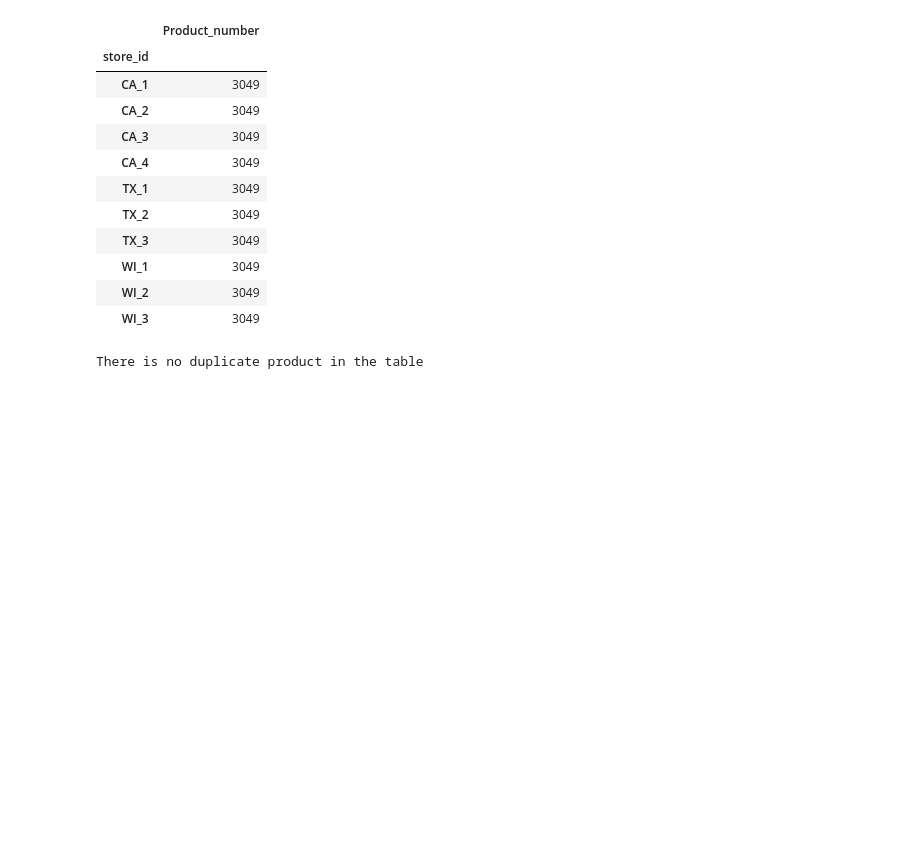
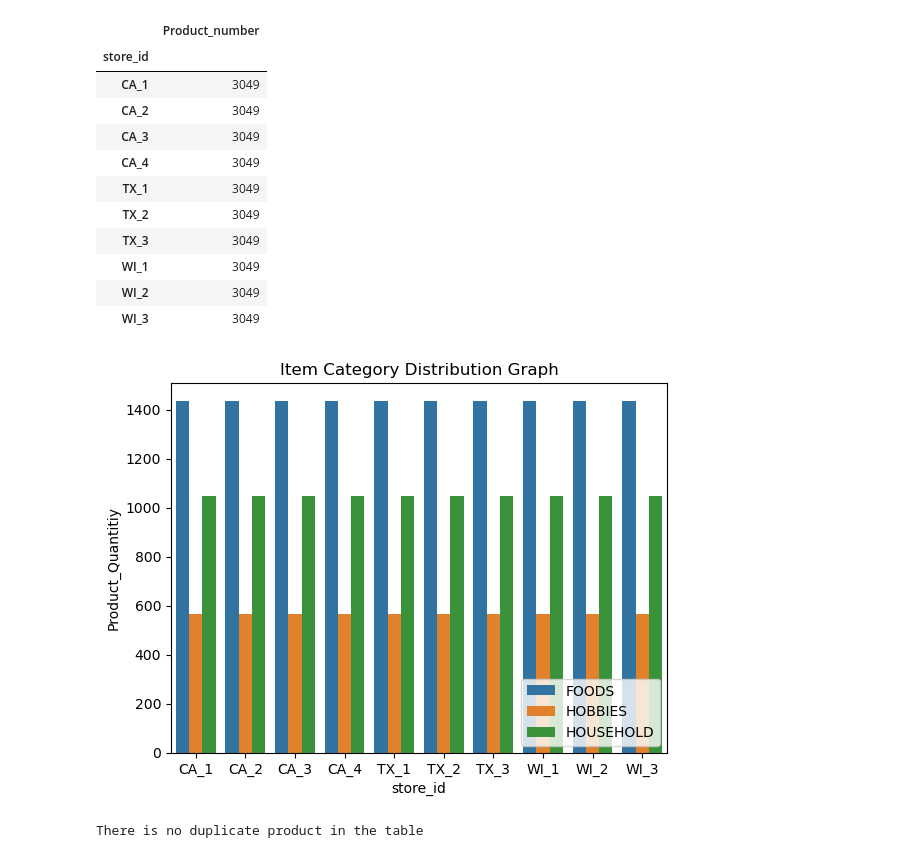
Before and after one commit to yoheita/Springboard, a Jupyter notebook: Capstone Project 2/Draft/Capstone_Project_Data_Wrangle_final.ipynb, the cells around one changed output. Drawn from its saved outputs; the diff is of its cells as text; code cells hidden in the pictures; blank space fills up the shorter version.

```diff
--- a/Capstone Project 2/Draft/Capstone_Project_Data_Wrangle_final.ipynb
+++ b/Capstone Project 2/Draft/Capstone_Project_Data_Wrangle_final.ipynb
@@ -68,6 +69,18 @@ table_prod_eva
 | WI_1 | 3049 |
 | WI_2 | 3049 |
 | WI_3 | 3049 |
+# %%
+df_eva_product = df_evaluation.drop_duplicates(['store_id','item_id'])
+table_prod_cat_eva = df_evaluation.groupby(['store_id','cat_id'])['item_id'].count().to_frame('Product_Quantitiy')
+table_prod_cat_eva_reset_index = table_prod_cat_eva.reset_index()
+# %%
+import seaborn as sns
+sns.barplot(table_prod_cat_eva_reset_index, x = "store_id", y = 'Product_Quantitiy', hue = 'cat_id')
+plt.title("Item Category Distribution Graph")
+plt.legend(loc = 'lower right')
+plt.show()
+# %% [output]
+[figure, added]
 # %%
 if df_eva_product.shape == df_evaluation.shape:
     print("There is no duplicate product in the table")
```
Also changed, not shown: parts of 99 cells of this notebook, 3 other files.
